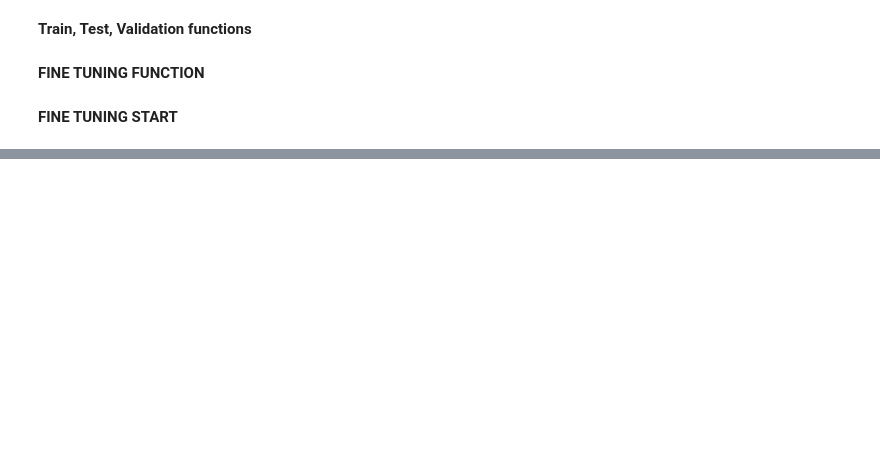
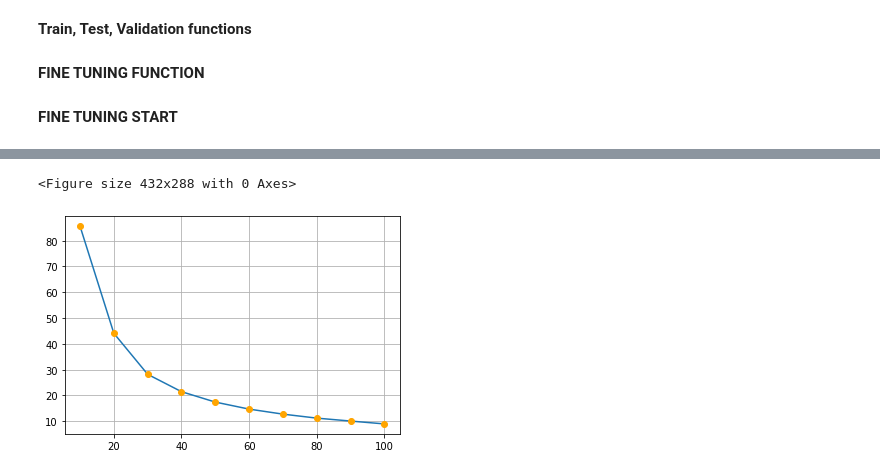
Before and after one commit to SimonettaBodojra/machine-learning2020-incremental_learning, a Jupyter notebook: notebooks/IL_fine_tuning.ipynb, the cells around one changed output, grey strips where cells are left out. Saved outputs shown, nothing was run; the diff lists cells and outputs as text; code cells hidden in the pictures; blank space fills up the shorter version.

Commit message:
Fine tuning done

```diff
--- a/notebooks/IL_fine_tuning.ipynb
+++ b/notebooks/IL_fine_tuning.ipynb
@@ -83,5 +100,3 @@ Size Test Set: 10000
-# %%
-net, criterion, optimizer, scheduler = utils.get_resnet(LR, MOMENTUM, WEIGHT_DECAY, MILESTONES, GAMMA, resnet=32, loss_type=LOSS_TYPE)
 # %% [markdown]
 **Train, Test, Validation functions**
 # %%
@@ -156,17 +171,18 @@ def test(net, test_loader, device=DEVICE):
 # %% [markdown]
 **FINE TUNING FUNCTION**
 # %%
-def fine_tuning(net, train_val_dataset, test_dataset, criterion, optimizer,
-                scheduler, max_epoch=NUM_EPOCHS, file_path=OUTPUT_PATH, device=DEVICE):
+def fine_tuning(train_val_dataset, test_dataset, max_epoch=NUM_EPOCHS, file_path=OUTPUT_PATH, device=DEVICE):
     import math, time
     incremental_test = []
     train_mean_stage_accuracies = []
     val_mean_stage_accuracies = []
     test_stage_accuracies = []
-    net = net.to(device)
     cudnn.benchmark
+    net = utils.get_resnet(32).to(device)
+    criterion = utils.get_criterion(LOSS_TYPE)
     start_time = time.time()
     for stage in range(10):
+        optimizer, scheduler = utils.get_otpmizer_scheduler(net.parameters(), LR, MOMENTUM, WEIGHT_DECAY, MILESTONES, GAMMA)
         print(f"STARTING FINE TUNING STAGE {stage+1}...")
         # Get indices
         # 4000 training, 1000 validation
@@ -235,7 +251,6 @@ def fine_tuning(net, train_val_dataset, test_dataset, criterion, optimizer,
         print(f"\t\tTrain Mean Accuracy: {train_mean_stage_accuracies[stage]}")
         print(f"\t\tVal Mean Accuracy: {val_mean_stage_accuracies[stage]}")
         print(f"\t\tTest Accuracy: {test_stage_accuracies[stage]}\n")
-        break
 
 
     total_time = int(time.time() - start_time)
@@ -251,8 +266,7 @@ def fine_tuning(net, train_val_dataset, test_dataset, criterion, optimizer,
 # %%
 train_accuracies,\
 val_accuracies,\
-test_accuracies = fine_tuning(net, train_val_dataset, test_dataset,
-                              criterion, optimizer, scheduler, NUM_EPOCHS)
+test_accuracies = fine_tuning(train_val_dataset, test_dataset, NUM_EPOCHS)
 # %% [output]
 STARTING FINE TUNING STAGE 1...
         STARTING EPOCH 1 - LR=[2]...
@@ -283,0 +390,11 @@ Total time: 6 min 7 sec
+# %%
+plt.figure()
+class_batches = np.arange(10, 101, 10)
+plt.figure()
+plt.scatter(class_batches, np.array(test_accuracies)*100, zorder = 100, c='orange')
+plt.plot(class_batches, np.array(test_accuracies)*100)
+plt.grid()
+plt.show()
+# %% [output]
+<Figure size 432x288 with 0 Axes>
+[figure, added]
```
Also changed, not shown: parts of 3 cells of this notebook, 1 other file.
